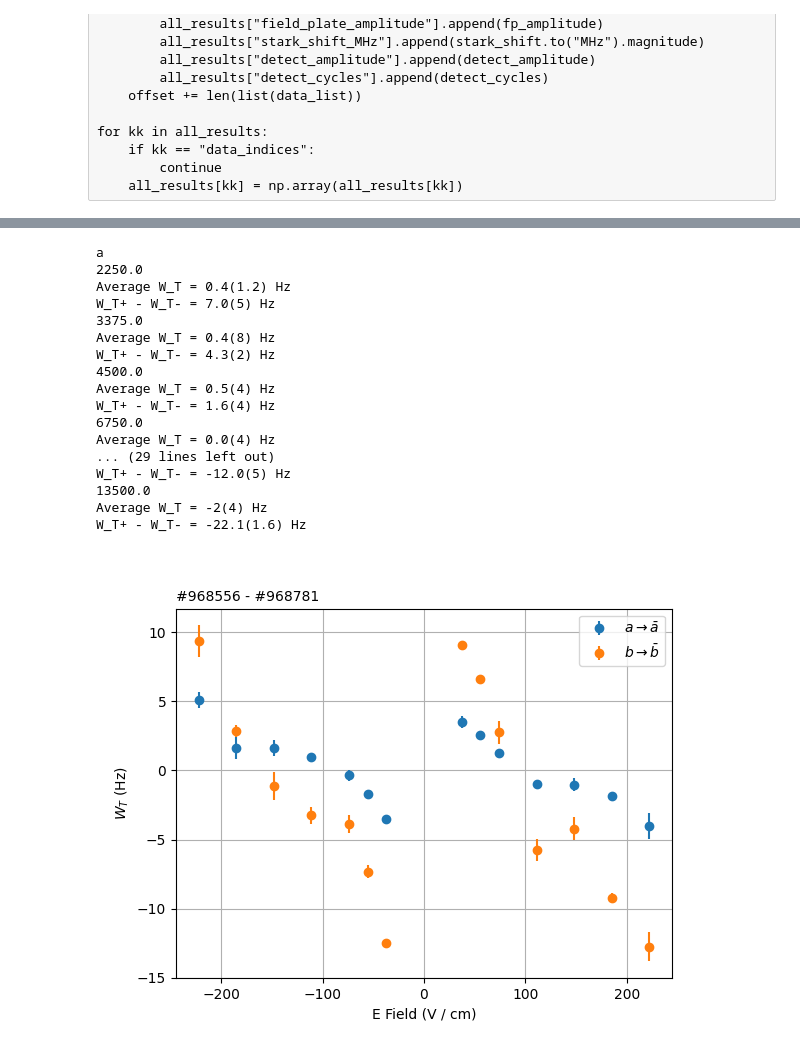
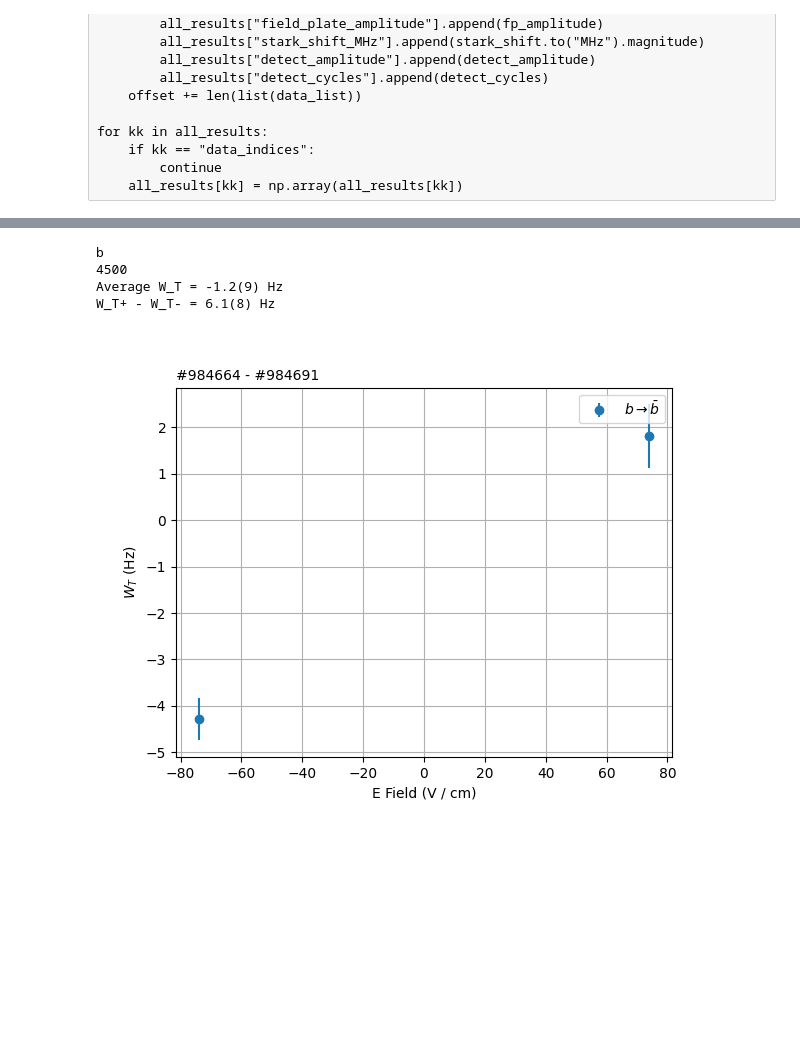
Before and after one commit to vuthalab/onix, a Jupyter notebook: analysis/lf_spectroscopy_long_term.ipynb, the cells around one changed output, grey strips where cells are left out. Cells and saved outputs as stored; diff of their text form; code cells hidden in the pictures; blank space fills up the shorter version.

```diff
--- a/analysis/lf_spectroscopy_long_term.ipynb
+++ b/analysis/lf_spectroscopy_long_term.ipynb
@@ -365,8 +365,8 @@ for kk in all_results:
 # two point Ramsey
 slope = 0.03 / 1000 # per Hz
 
-data_range = (968556, 968557)
-max = 968781
+data_range = (984664, 984665)
+max = 984691
 first = data_range[0]
 last = max
 
@@ -516,9 +516,9 @@ for ll, mask_name in enumerate(masks):
     E_neg = E_neg_mask[mask]
 
     axs[ll].set_ylabel("$f_{" + mask_name + "\\bar{" + mask_name + "}, +}$ (Hz)")
-    axs[2 + ll].set_ylabel("$f_{" + mask_name + "\\bar{" + mask_name + "}, -}$ (Hz)")
-    axs[4 + ll].set_ylabel("$Z_" + mask_name + "$ (Hz)")
-    axs[6 + ll].set_ylabel("$W_{T" + mask_name + "}$ (Hz)")
+    axs[len(masks) + ll].set_ylabel("$f_{" + mask_name + "\\bar{" + mask_name + "}, -}$ (Hz)")
+    axs[len(masks) * 2 + ll].set_ylabel("$Z_" + mask_name + "$ (Hz)")
+    axs[len(masks) * 3 + ll].set_ylabel("$W_{T" + mask_name + "}$ (Hz)")
     for kk, d in enumerate(
         [
             results[mask, col_indices["f+"]],
@@ -593,59 +589,45 @@ for ll, mask_name in enumerate(masks):
         E_mask = E_mask[mask]
         E_pos = E_pos_mask[mask]
         E_neg = E_neg_mask[mask]
-        W_T_avg = np.average(W_T[E_mask])
+        W_T_avg = np.average(unumpy.nominal_values(W_T[E_mask]))
         W_T_ste = np.std(unumpy.nominal_values(W_T[E_mask])) / np.sqrt(len(W_T[E_mask]))
         print("Average W_T =", present_float(W_T_avg, W_T_ste), "Hz")
-        W_T_p_avg = np.average(W_T[E_mask & E_pos])
+        W_T_p_avg = np.average(unumpy.nominal_values(W_T[E_mask & E_pos]))
         W_T_p_ste = np.std(unumpy.nominal_values(W_T[E_mask & E_pos])) / np.sqrt(len(W_T[E_mask & E_pos]))
         #print("Average W_T+ =", present_float(W_T_p_avg, W_T_p_ste), "Hz")
-        W_T_m_avg = np.average(W_T[E_mask & E_neg])
+        W_T_m_avg = np.average(unumpy.nominal_values(W_T[E_mask & E_neg]))
         W_T_m_ste = np.std(unumpy.nominal_values(W_T[E_mask & E_neg])) / np.sqrt(len(W_T[E_mask & E_neg]))
         #print("Average W_T- =", present_float(W_T_m_avg, W_T_m_ste), "Hz")
         W_T_p_minus_W_T_m = W_T_p_avg - W_T_m_avg
         uncertainty_W_T_p_minus_W_T_m = np.sqrt(W_T_p_ste**2 + W_T_m_ste**2)
         print(f'W_T+ - W_T- = {present_float(W_T_p_minus_W_T_m,uncertainty_W_T_p_minus_W_T_m)}', "Hz")
         E_field_magnitude.append(E_fields[kk] * E_field_amplitude_to_V_per_cm)
         splitting.append(W_T_p_minus_W_T_m)
         uncertainty_splitting.append(uncertainty_W_T_p_minus_W_T_m)
         E_field_vals.append(E_fields[kk] * E_field_amplitude_to_V_per_cm)
         W_Ts.append(W_T_p_avg)
         W_T_errs.append(W_T_p_ste)
         E_field_vals.append(-E_fields[kk] * E_field_amplitude_to_V_per_cm)
         W_Ts.append(W_T_m_avg)
         W_T_errs.append(W_T_m_ste)
     if plot_magnitude:
         ax.errorbar(E_field_magnitude, splitting, uncertainty_splitting, fmt = 'o', label="$" + mask_name + "\\to\\bar{" + mask_name + "}$")
     else:
         ax.errorbar(E_field_vals, W_Ts, W_T_errs, fmt = 'o', label="$" + mask_name + "\\to\\bar{" + mask_name + "}$")
     print()
-
 if plot_magnitude:
     ax.set_xlabel("E Field Magnitude (V / cm)")
     ax.set_ylabel(r"$W_T$ $(E = +1)$ - $W_T$ $(E = -1)$ (Hz)")
 else:
     ax.set_xlabel("E Field (V / cm)")
     ax.set_ylabel(r"$W_T$ (Hz)")
 ax.grid()
 ax.legend()
 ax.text(0,1.02, s= f"#{first} - #{last}", transform = ax.transAxes)
 plt.show()
 # %% [output]
-a
-2250.0
-Average W_T = 0.4(1.2) Hz
-W_T+ - W_T- = 7.0(5) Hz
-3375.0
-Average W_T = 0.4(8) Hz
-W_T+ - W_T- = 4.3(2) Hz
-4500.0
-Average W_T = 0.5(4) Hz
-W_T+ - W_T- = 1.6(4) Hz
-6750.0
-Average W_T = 0.0(4) Hz
-... (29 lines left out)
-W_T+ - W_T- = -12.0(5) Hz
-13500.0
-Average W_T = -2(4) Hz
-W_T+ - W_T- = -22.1(1.6) Hz
+b
+4500
+Average W_T = -1.2(9) Hz
+W_T+ - W_T- = 6.1(8) Hz
-[figure, old version]
+[figure, new version]
```
Also changed, not shown: parts of 2 cells of this notebook.
